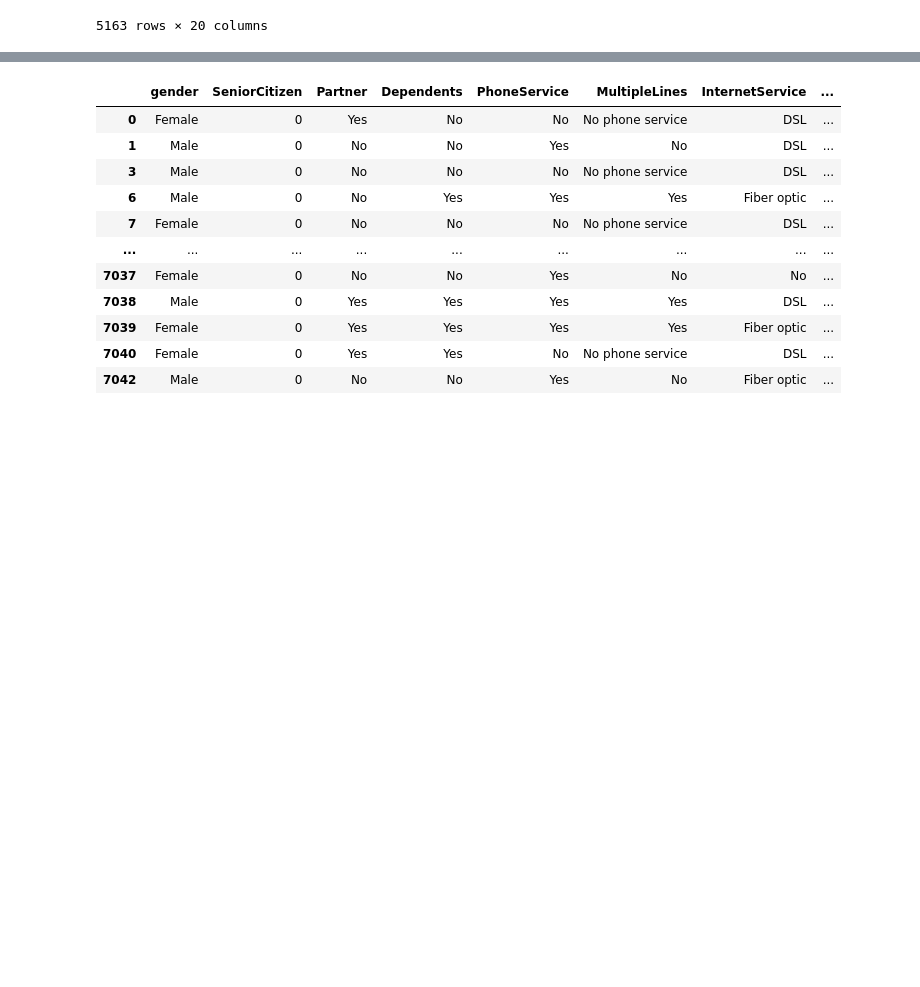
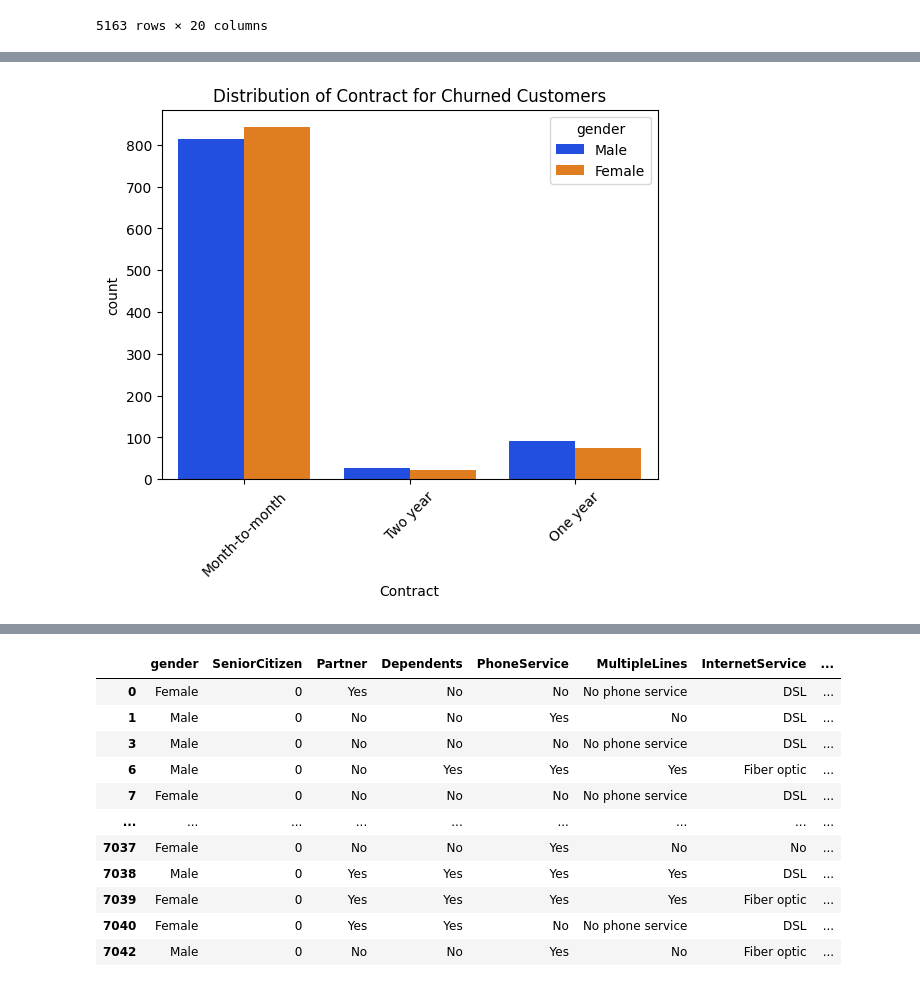
Before and after one commit to greatrifat/EDA, a Jupyter notebook: EDA_on_Telco_Customer.ipynb, the cells around one changed output, grey strips where cells are left out. Cells and saved outputs as stored; diff of their text form; code cells hidden in the pictures; blank space fills up the shorter version.

```diff
--- a/EDA_on_Telco_Customer.ipynb
+++ b/EDA_on_Telco_Customer.ipynb
@@ -508,0 +505,8 @@ plt.show()
+# %%
+plt.title("Distribution of Contract for Churned Customers")
+plt.xticks(rotation=45)
+ax= sns.countplot(data=new_df1_target1, x='Contract', order=df['Contract'].value_counts().index, hue='gender', palette='bright')
+
+plt.show()
+# %% [output]
+[figure, added]
```
Also changed, not shown: parts of 8 cells of this notebook.
